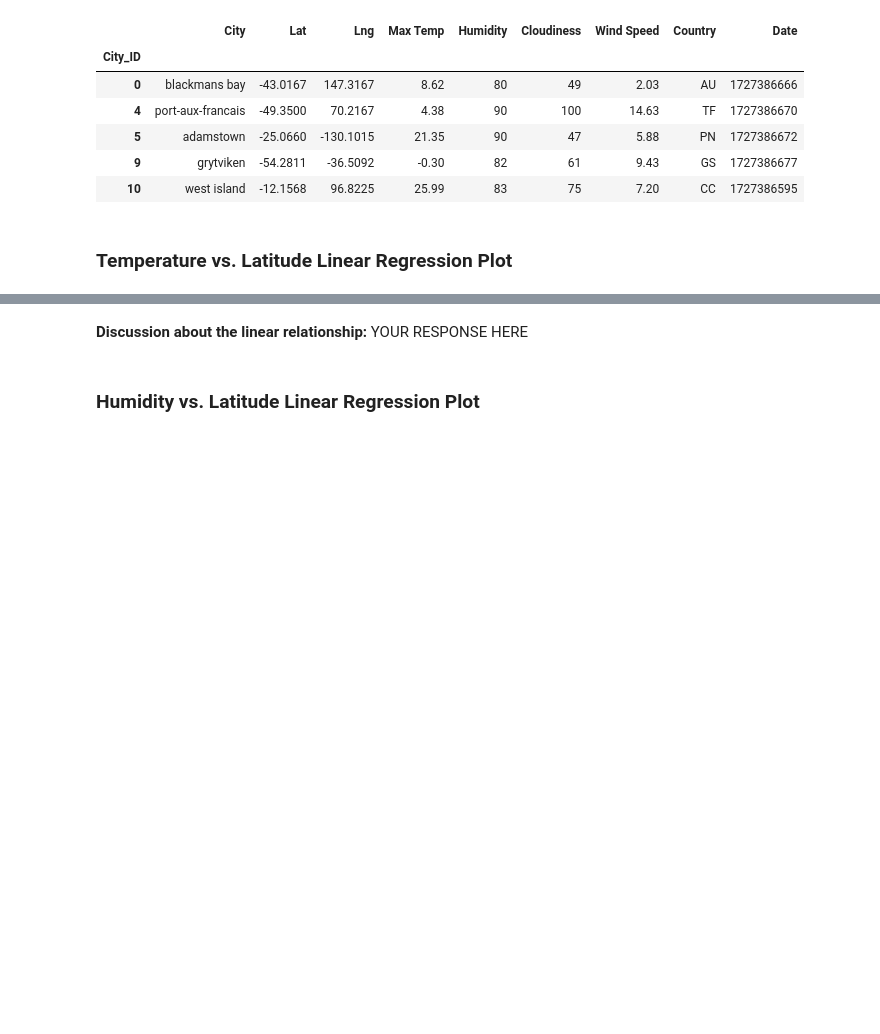
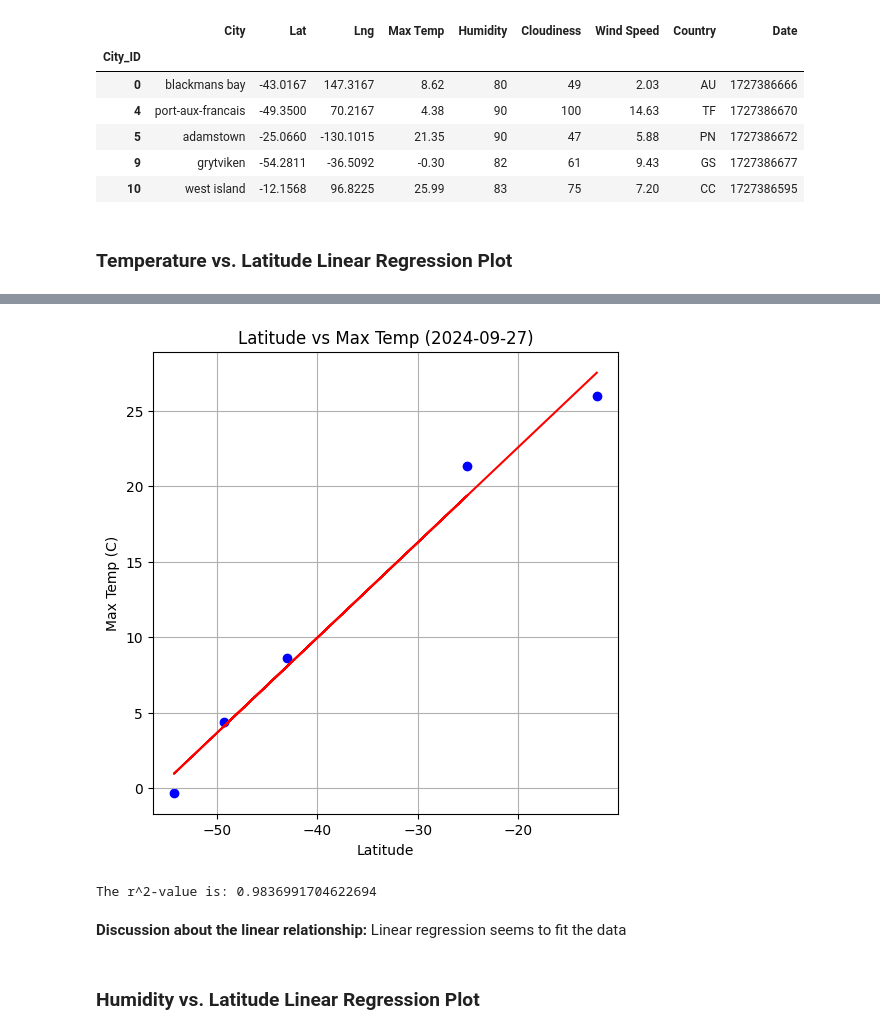
Before and after one commit to yslavcom-code/python-api-challenge, a Jupyter notebook: WeatherPy/WeatherPy.ipynb, the cells around one changed output, grey strips where cells are left out. Cells and saved outputs as stored; diff of their text form; code cells hidden in the pictures; blank space fills up the shorter version.

```diff
--- a/WeatherPy/WeatherPy.ipynb
+++ b/WeatherPy/WeatherPy.ipynb
@@ -348,4 +344,11 @@ The r^2-value is: 0.5828302644085626
+# %%
+# Linear regression on Southern Hemisphere
+r_value = get_linregress(southern_hemi_df, 'Lat', 'Max Temp', current_date, 'Latitude vs Max Temp', 'C')
+print(f'The r^2-value is: {r_value*r_value}')
+# %% [output]
+[figure, added]
+The r^2-value is: 0.9836991704622694
 # %% [markdown]
-**Discussion about the linear relationship:** YOUR RESPONSE HERE
+**Discussion about the linear relationship:** Linear regression seems to fit the data
 # %% [markdown]
 ### Humidity vs. Latitude Linear Regression Plot
```
Also changed, not shown: parts of 18 cells of this notebook.
